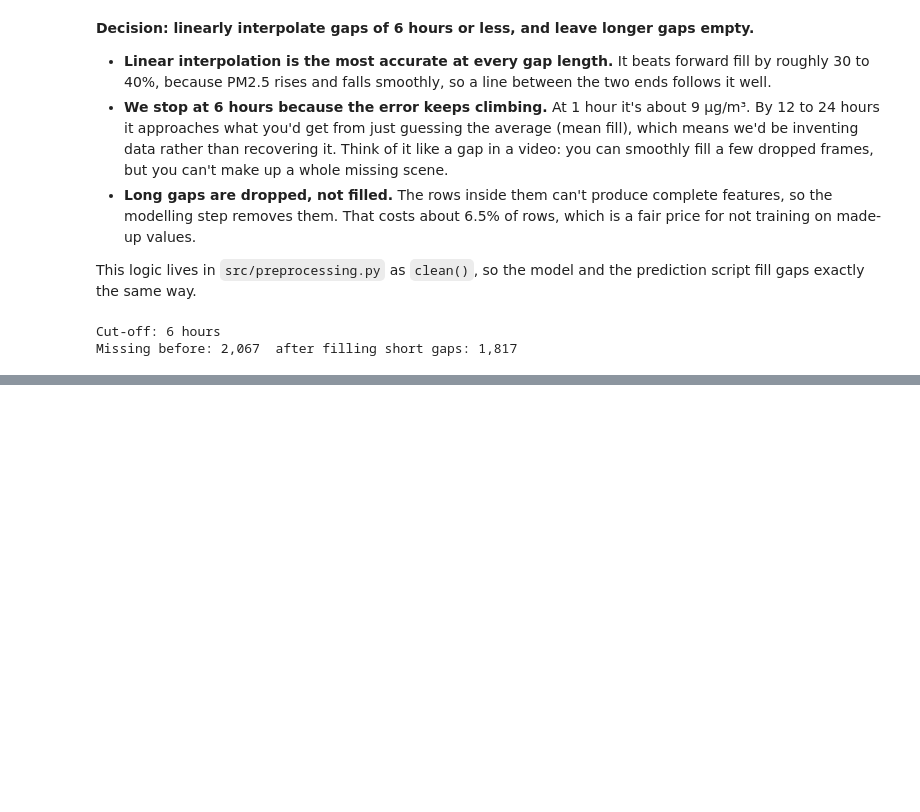
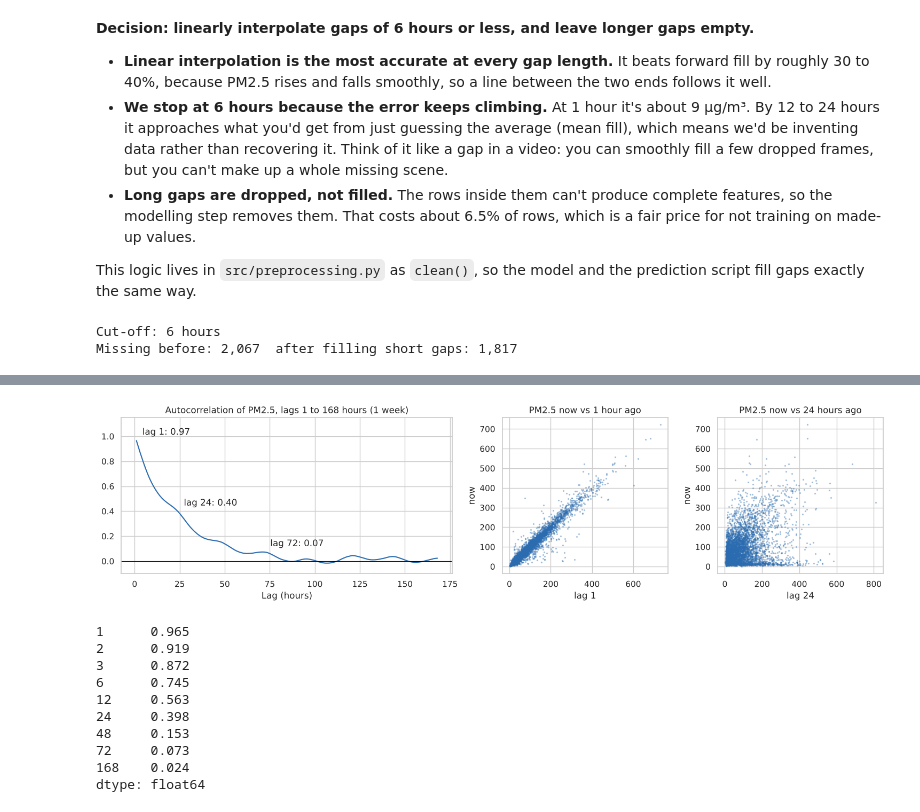
Before and after one commit to teniolaiji/beijing-pm25-forecasting-pipeline, a Jupyter notebook: notebooks/01_eda.ipynb, the cells around one changed output, grey strips where cells are left out. Drawn from its saved outputs; the diff is of its cells as text; code cells hidden in the pictures; blank space fills up the shorter version.

```diff
--- a/notebooks/01_eda.ipynb
+++ b/notebooks/01_eda.ipynb
@@ -238,0 +306,33 @@ Missing before: 2,067  after filling short gaps: 1,817
+# %%
+lags = list(range(1, 169))
+acf = pd.Series([df.pm25.autocorr(l) for l in lags], index=lags)
+
+fig, axes = plt.subplots(1, 3, figsize=(15, 4), gridspec_kw={"width_ratios": [2, 1, 1]})
+axes[0].plot(acf.index, acf.values, color="#2b6cb0")
+for l in (1, 24, 72):
+    axes[0].annotate(f"lag {l}: {acf[l]:.2f}", (l, acf[l]), textcoords="offset points", xytext=(8, 8))
+axes[0].axhline(0, color="black", linewidth=0.8)
+axes[0].set_ylim(-0.1, 1.15)
+axes[0].set_title("Autocorrelation of PM2.5, lags 1 to 168 hours (1 week)")
+axes[0].set_xlabel("Lag (hours)")
+
+sample = df.dropna(subset=["pm25"]).sample(5000, random_state=0)
+for ax, l in zip(axes[1:], (1, 24)):
+    ax.scatter(df.pm25.shift(l).loc[sample.index], sample.pm25, s=2, alpha=0.3, color="#2b6cb0")
+    ax.set_title(f"PM2.5 now vs {l} hour{'s' if l > 1 else ''} ago")
+    ax.set_xlabel(f"lag {l}")
+    ax.set_ylabel("now")
+save("q3_lags")
+acf[[1, 2, 3, 6, 12, 24, 48, 72, 168]].round(3)
+# %% [output]
+[figure, added]
+1      0.965
+2      0.919
+3      0.872
+6      0.745
+12     0.563
+24     0.398
+48     0.153
+72     0.073
+168    0.024
+dtype: float64
```
Also changed, not shown: parts of 9 cells of this notebook, 3 other files.
